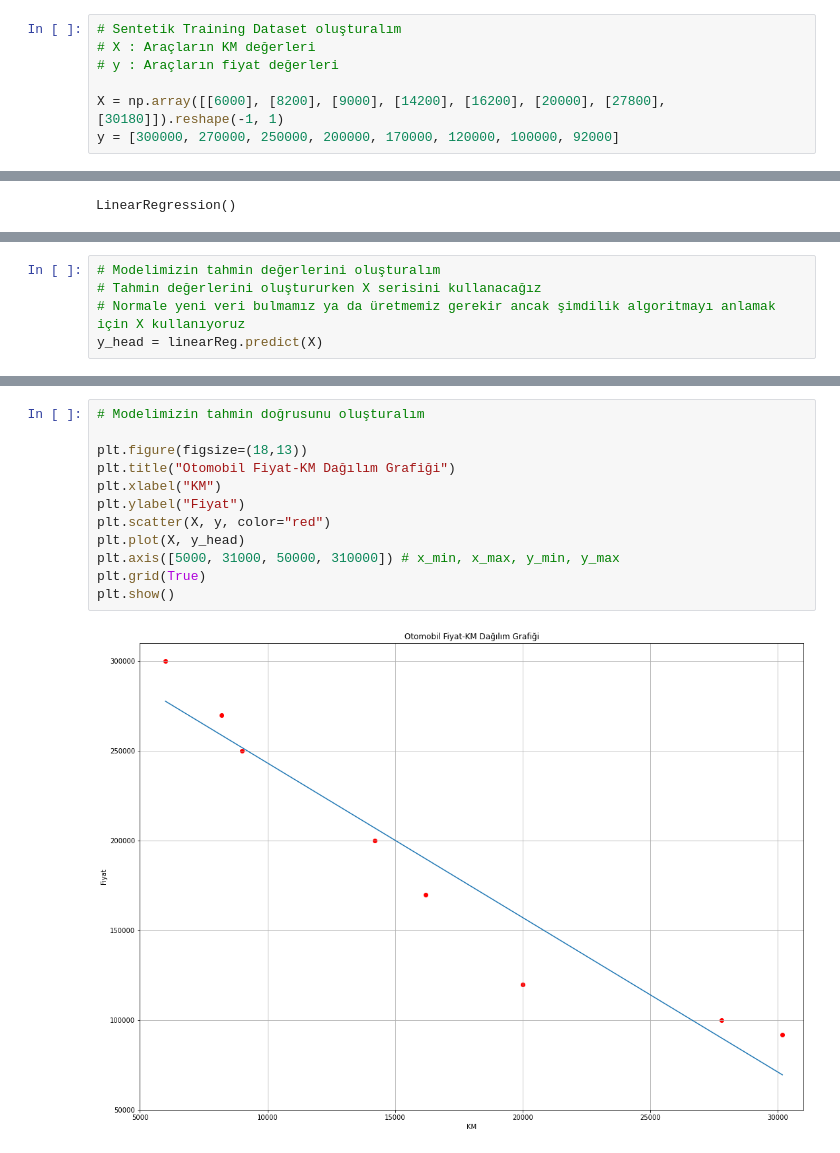
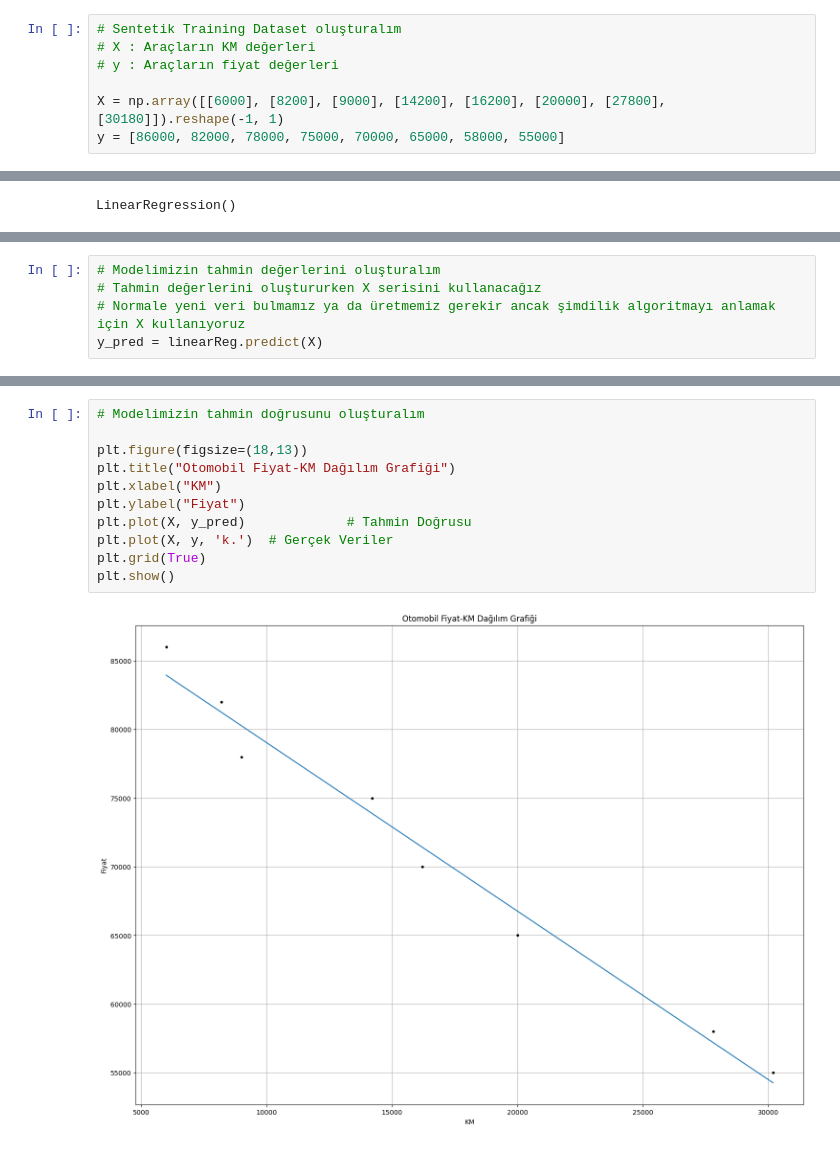
Before and after one commit to halimocakli/UsedCarPricesPrediction, a Jupyter notebook: UsedCarPricesPrediction.ipynb, the cells around one changed output, grey strips where cells are left out. Drawn from its saved outputs; the diff is of its cells as text.

```diff
--- a/UsedCarPricesPrediction.ipynb
+++ b/UsedCarPricesPrediction.ipynb
@@ -10,7 +10,7 @@ import matplotlib.pyplot as plt
 # y : Araçların fiyat değerleri
 
 X = np.array([[6000], [8200], [9000], [14200], [16200], [20000], [27800], [30180]]).reshape(-1, 1)
-y = [300000, 270000, 250000, 200000, 170000, 120000, 100000, 92000]
+y = [86000, 82000, 78000, 75000, 70000, 65000, 58000, 55000]
 # %%
 # Train Dataset'i görselleştirelim
 
@@ -52,6 +52,6 @@ Linear Regression Model Coefficient: [-8.61099622]
 # Modelimizin tahmin değerlerini oluşturalım
 # Tahmin değerlerini oluştururken X serisini kullanacağız
 # Normale yeni veri bulmamız ya da üretmemiz gerekir ancak şimdilik algoritmayı anlamak için X kullanıyoruz
-y_head = linearReg.predict(X)
+y_pred = linearReg.predict(X)
 # %%
 # Tahmin değerlerini inceleyelim
@@ -71,17 +62,16 @@ R-Square Score of Linear Regression Model : 0.9322616266302599
 # %%
 # Modelimizin tahmin doğrusunu oluşturalım
 
 plt.figure(figsize=(18,13))
 plt.title("Otomobil Fiyat-KM Dağılım Grafiği")
 plt.xlabel("KM")
 plt.ylabel("Fiyat")
-plt.scatter(X, y, color="red")
-plt.plot(X, y_head)
-plt.axis([5000, 31000, 50000, 310000]) # x_min, x_max, y_min, y_max
+plt.plot(X, y_pred)             # Tahmin Doğrusu
+plt.plot(X, y, 'k.')  # Gerçek Veriler
 plt.grid(True)
 plt.show()
 # %% [output]
-[figure, old version]
+[figure, new version]
 # %%
 # 15000 KM değerine sahip olan bir aracın fiyatını tahmin edelim
 
```
Also changed, not shown: parts of 23 cells of this notebook.
